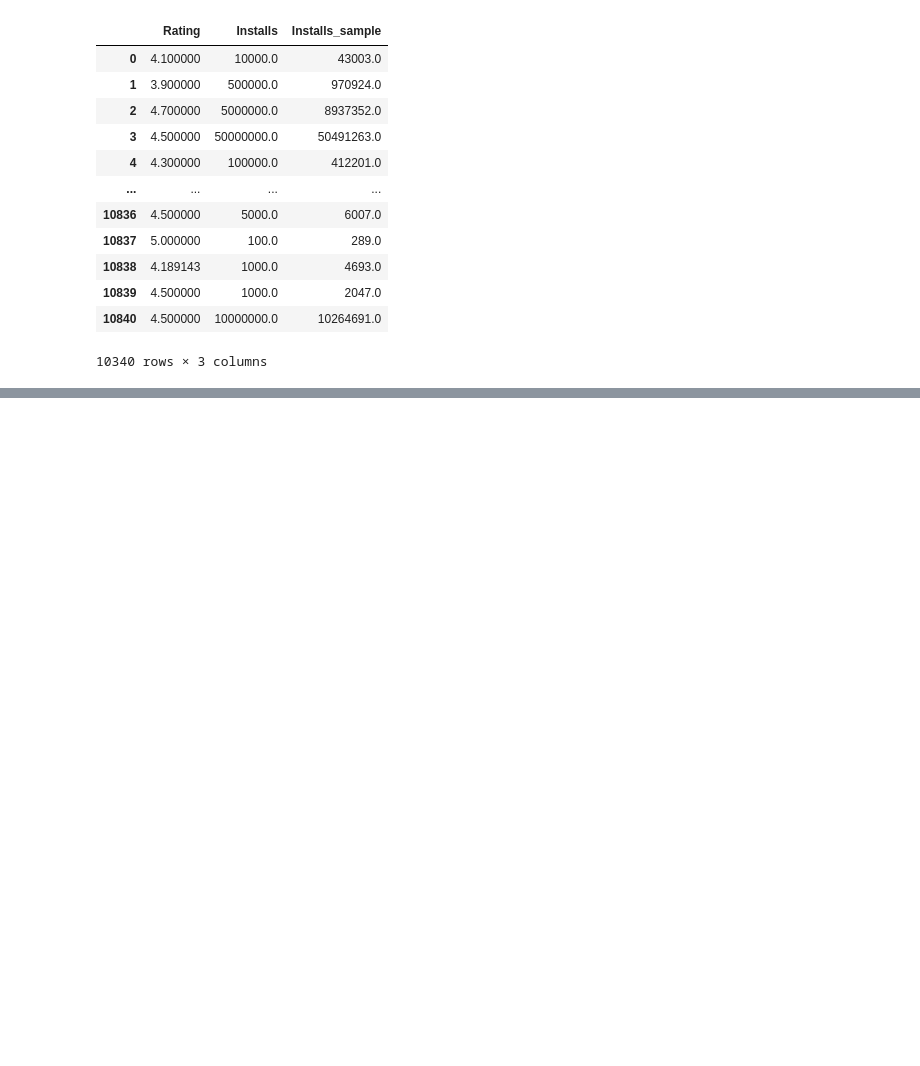
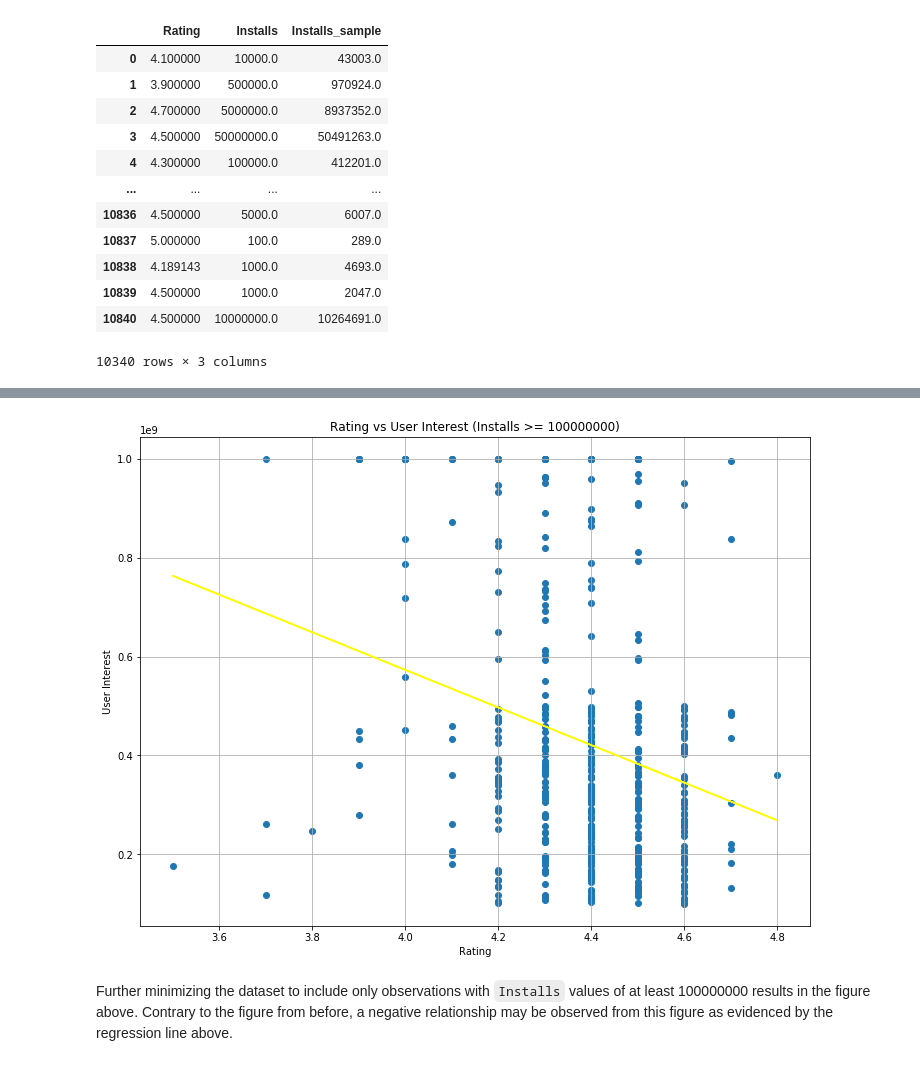
Before and after one commit to geosefuy/CSMODEL-CaseStudy, a Jupyter notebook: Linear Regression.ipynb, the cells around one changed output, grey strips where cells are left out. Saved outputs shown, nothing was run; the diff lists cells and outputs as text; code cells hidden in the pictures; blank space fills up the shorter version.

```diff
--- a/Linear Regression.ipynb
+++ b/Linear Regression.ipynb
@@ -603,0 +697,3 @@ plt.show()
+# %%
+linreg_100_df = linreg_df[linreg_df['Installs'] >= 100000000]
+linreg_100_df
@@ -603,0 +714,20 @@ plt.show()
+# %%
+x_100 = linreg_100_df.iloc[:, 0].values.reshape(-1, 1)
+y_100 = linreg_100_df.iloc[:, 2].values.reshape(-1, 1)
+
+linreg_100 = LinearRegression()
+linreg_100.fit(x_100, y_100)
+y_100_pred = linreg_100.predict(x_100)
+
+plt.figure(figsize=(12, 9))
+plt.scatter(x_100, y_100)
+plt.plot(x_100, y_100_pred, color='yellow')
+plt.title("Rating vs User Interest (Installs >= 100000000)")
+plt.xlabel("Rating")
+plt.ylabel("User Interest")
+plt.grid(True)
+plt.show()
+# %% [output]
+[figure, added]
+# %% [markdown]
+Further minimizing the dataset to include only observations with `Installs` values of at least 100000000 results in the figure above. Contrary to the figure from before, a negative relationship may be observed from this figure as evidenced by the regression line above.
```
Also changed, not shown: parts of 36 cells of this notebook.
